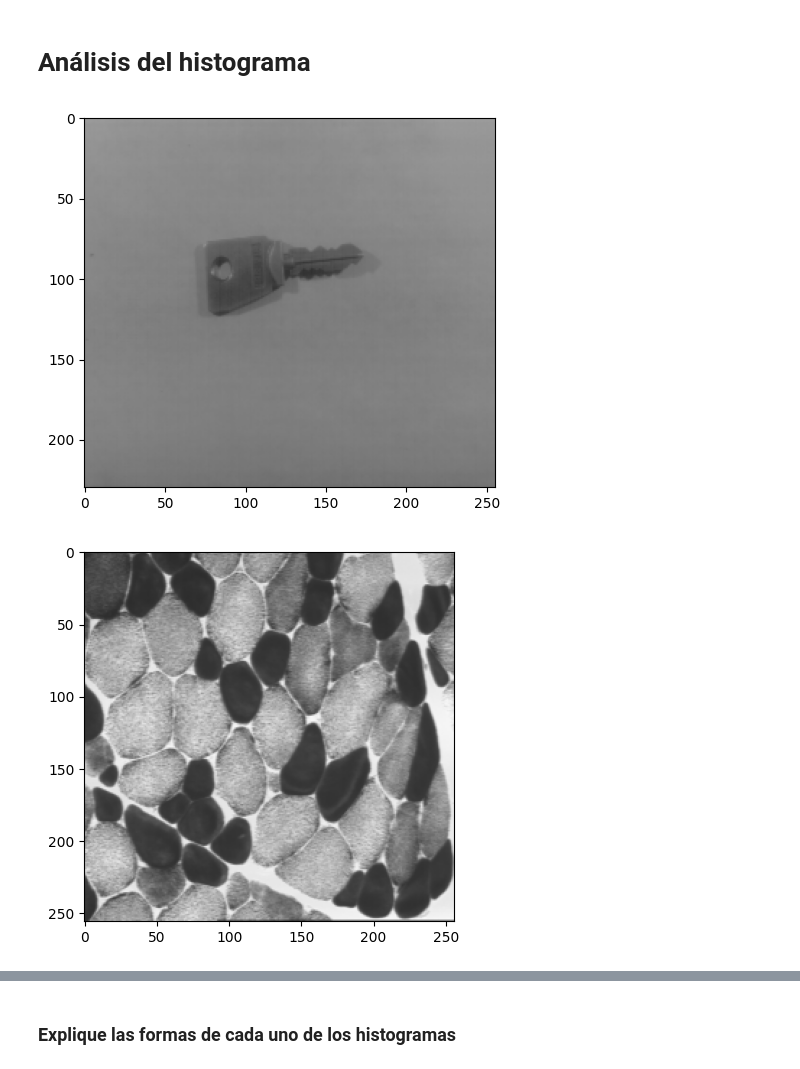
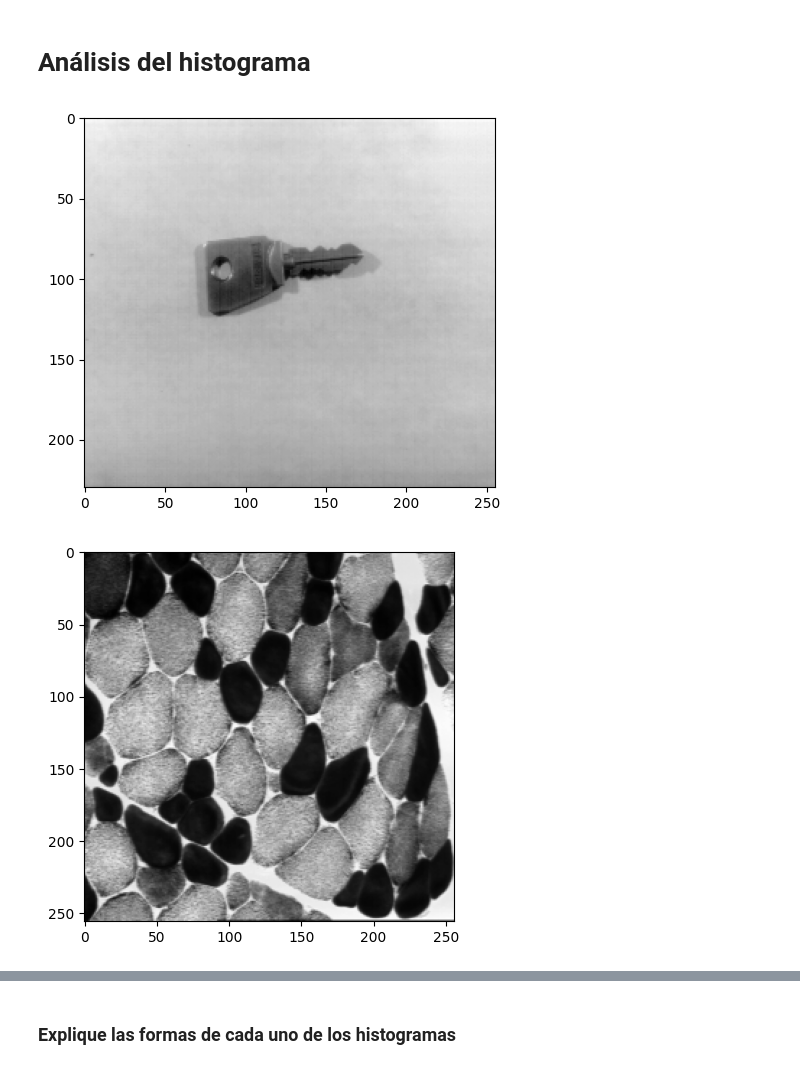
Before and after one commit to DavidTobonIBIO/talleres-imagenes-y-vision, a Jupyter notebook: Taller1.ipynb, the cells around one changed output, grey strips where cells are left out. Drawn from its saved outputs; the diff is of its cells as text; code cells hidden in the pictures.

```diff
--- a/Taller1.ipynb
+++ b/Taller1.ipynb
@@ -3,16 +3,17 @@
 # %%
 import matplotlib.pyplot as plt
 import numpy as np
+import cv2
 
-imagen_1 = plt.imread("Histograma_1.png")
-plt.imshow(imagen_1)
+imagen_1 = cv2.imread("Histograma_1.png", cv2.IMREAD_GRAYSCALE)
+plt.imshow(imagen_1, cmap='gray')
 plt.show()
 # %% [output]
-[figure, old version]
+[figure, new version]
 # %%
-imagen_2 = plt.imread("Histograma_2.png")
-plt.imshow(imagen_2)
+imagen_2 = cv2.imread("Histograma_2.png", cv2.IMREAD_GRAYSCALE)
+plt.imshow(imagen_2, cmap='gray')
 plt.show()
 # %% [output]
-[figure, old version]
+[figure, new version]
 # %%
```
Also changed, not shown: parts of 44 cells of this notebook, 4 other files.
